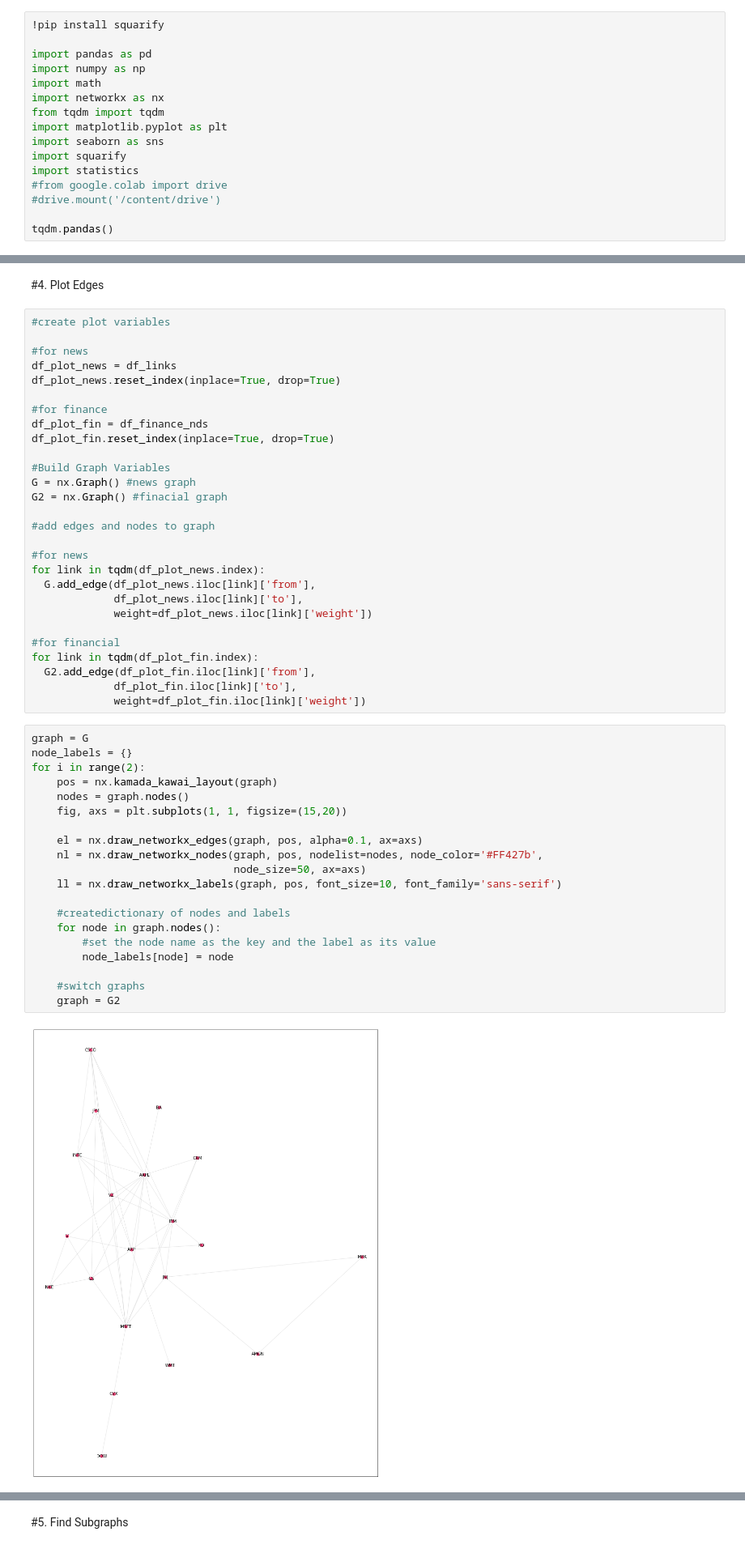
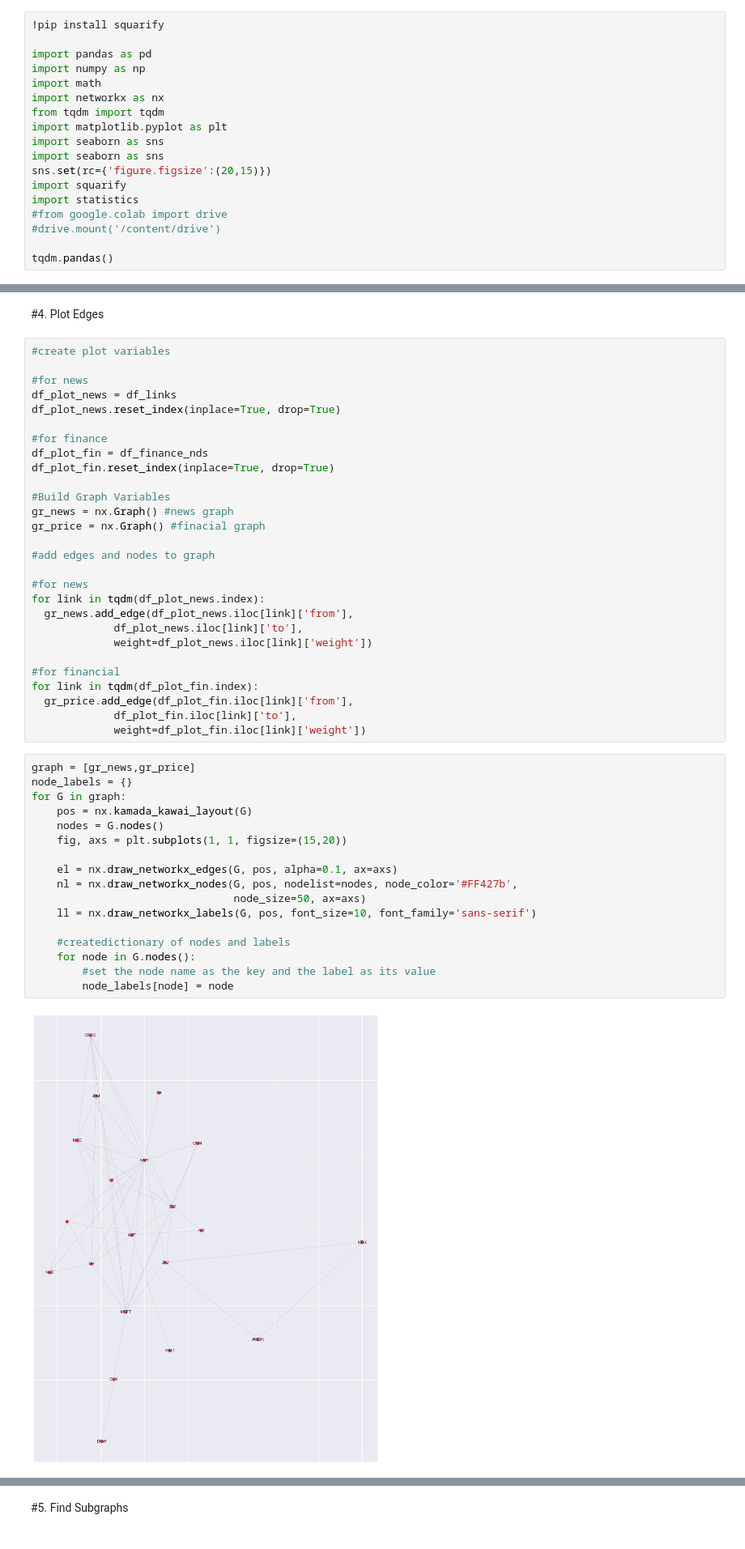
Before and after one commit to jnrkufuor/apollo, a Jupyter notebook: notebooks/Graph.ipynb, the cells around one changed output, grey strips where cells are left out. Shown at 81% size. Drawn from its saved outputs; the diff is of its cells as text.

```diff
--- a/notebooks/Graph.ipynb
+++ b/notebooks/Graph.ipynb
@@ -12,6 +12,8 @@ import networkx as nx
 from tqdm import tqdm
 import matplotlib.pyplot as plt
 import seaborn as sns
+import seaborn as sns
+sns.set(rc={'figure.figsize':(20,15)})
 import squarify
 import statistics
 #from google.colab import drive
@@ -143,41 +169,38 @@ df_plot_fin = df_finance_nds
 df_plot_fin.reset_index(inplace=True, drop=True)
 
 #Build Graph Variables
-G = nx.Graph() #news graph
-G2 = nx.Graph() #finacial graph
+gr_news = nx.Graph() #news graph
+gr_price = nx.Graph() #finacial graph
 
 #add edges and nodes to graph
 
 #for news
 for link in tqdm(df_plot_news.index):
-  G.add_edge(df_plot_news.iloc[link]['from'],
+  gr_news.add_edge(df_plot_news.iloc[link]['from'],
              df_plot_news.iloc[link]['to'],
              weight=df_plot_news.iloc[link]['weight'])
 
 #for financial
 for link in tqdm(df_plot_fin.index):
-  G2.add_edge(df_plot_fin.iloc[link]['from'],
+  gr_price.add_edge(df_plot_fin.iloc[link]['from'],
              df_plot_fin.iloc[link]['to'],
              weight=df_plot_fin.iloc[link]['weight'])
 # %%
-graph = G
+graph = [gr_news,gr_price]
 node_labels = {}
-for i in range(2):
-    pos = nx.kamada_kawai_layout(graph)
-    nodes = graph.nodes()
+for G in graph:
+    pos = nx.kamada_kawai_layout(G)
+    nodes = G.nodes()
     fig, axs = plt.subplots(1, 1, figsize=(15,20))
 
-    el = nx.draw_networkx_edges(graph, pos, alpha=0.1, ax=axs)
-    nl = nx.draw_networkx_nodes(graph, pos, nodelist=nodes, node_color='#FF427b',
+    el = nx.draw_networkx_edges(G, pos, alpha=0.1, ax=axs)
+    nl = nx.draw_networkx_nodes(G, pos, nodelist=nodes, node_color='#FF427b',
                                 node_size=50, ax=axs)
-    ll = nx.draw_networkx_labels(graph, pos, font_size=10, font_family='sans-serif')
+    ll = nx.draw_networkx_labels(G, pos, font_size=10, font_family='sans-serif')
 
     #createdictionary of nodes and labels
-    for node in graph.nodes():
+    for node in G.nodes():
         #set the node name as the key and the label as its value
         node_labels[node] = node
-
-    #switch graphs
-    graph = G2
 # %% [output]
-[figure, old version]
+[figure, new version]
```
Also changed, not shown: parts of 17 cells of this notebook, 1 other file.
